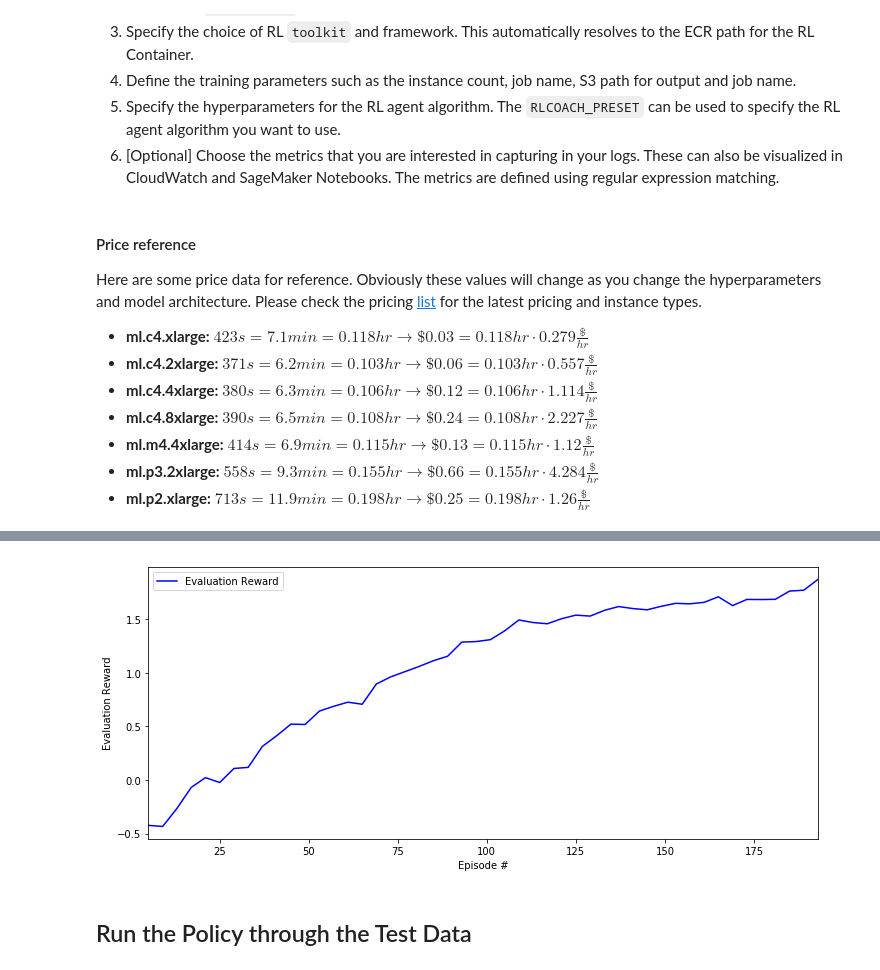
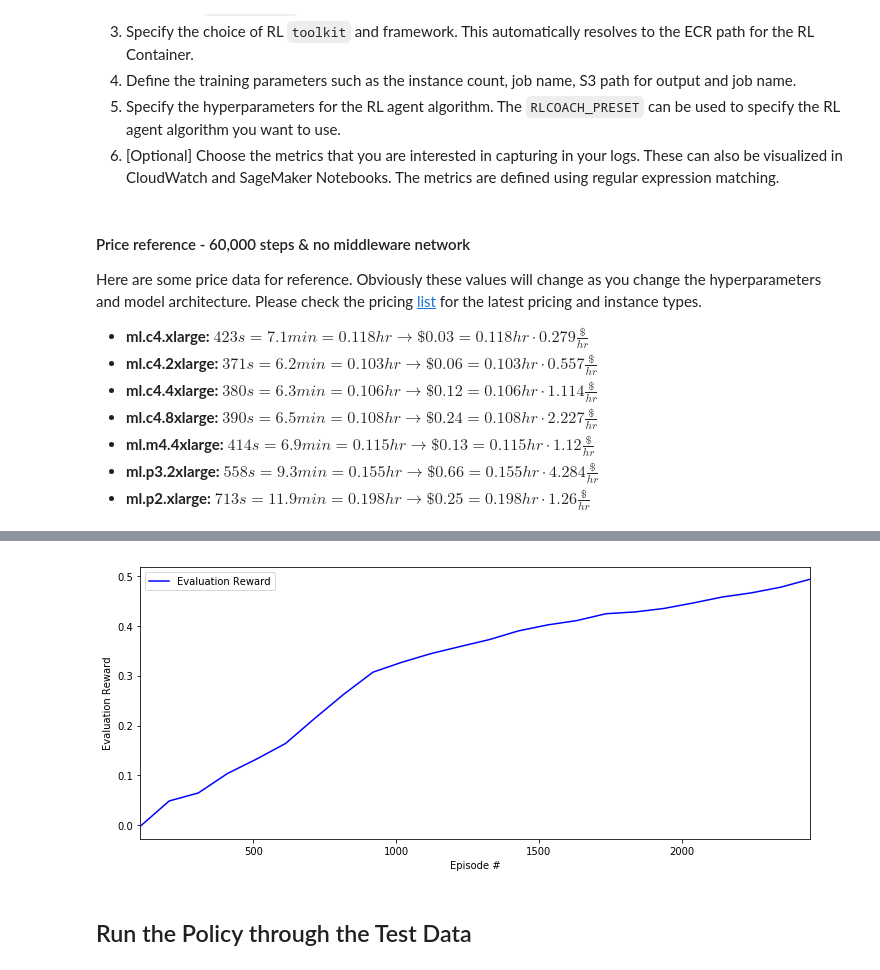
Before and after one commit to daniel-fudge/DRL-Portfolio-Optimization, a Jupyter notebook: drl-portfolio-optimization.ipynb, the cells around one changed output, grey strips where cells are left out. Drawn from its saved outputs; the diff is of its cells as text; code cells hidden in the pictures.

```diff
--- a/drl-portfolio-optimization.ipynb
+++ b/drl-portfolio-optimization.ipynb
@@ -151,7 +151,7 @@ Using IAM role arn: arn:aws:iam::031118886020:role/sagemaker
 5. Specify the hyperparameters for the RL agent algorithm. The `RLCOACH_PRESET` can be used to specify the RL agent algorithm you want to use.
 6. [Optional] Choose the metrics that you are interested in capturing in your logs. These can also be visualized in CloudWatch and SageMaker Notebooks. The metrics are defined using regular expression matching.
 # %% [markdown]
-#### Price reference
+#### Price reference - 60,000 steps & no middleware network
 Here are some price data for reference.  Obviously these values will change as you change the hyperparameters and model architecture.  Please check the pricing [list](https://aws.amazon.com/sagemaker/pricing/) for the latest pricing and instance types.
 - **ml.c4.xlarge:**   $423s =  7.1 min = 0.118 hr \rightarrow \$0.03 = 0.118 hr \cdot 0.279 \frac{\$}{hr} $
 - **ml.c4.2xlarge:**  $371s =  6.2 min = 0.103 hr \rightarrow \$0.06 = 0.103 hr \cdot 0.557 \frac{\$}{hr} $
@@ -167,39 +167,37 @@ instance_type = "ml.c4.2xlarge"
 rerun = False
 # %%
 # First define the Reinforcement Learning Estimator
-job_name_prefix = 'drl-portfolio-optimization'
-estimator = RLEstimator(source_dir='src',
-                        entry_point="train-coach.py",
-                        dependencies=["common/sagemaker_rl"],
-                        toolkit=RLToolkit.COACH,
-                        toolkit_version='0.11.0',
-                        framework=RLFramework.MXNET,
-                        role=role,
-                        train_instance_count=1,
-                        train_instance_type=instance_type,
-                        output_path=s3_output_path,
-                        base_job_name=job_name_prefix,
-                        hyperparameters = {
-                            "RLCOACH_PRESET" : "preset-portfolio-management-clippedppo",
-                            "rl.agent_params.algorithm.discount": 0.9,
-                            "rl.evaluation_steps:EnvironmentEpisodes": 5,
-                            "training_epochs": 10,
-                            "improve_steps":100000})
+train_estimator = RLEstimator(source_dir='src',
+                              entry_point="train-coach.py",
+                              dependencies=["common/sagemaker_rl"],
+                              toolkit=RLToolkit.COACH,
+                              toolkit_version='0.11.0',
+                              framework=RLFramework.MXNET,
+                              role=role,
+                              train_instance_count=1,
+                              train_instance_type=instance_type,
+                              output_path=s3_output_path,
+                              hyperparameters = {
+                                  "RLCOACH_PRESET" : "preset-portfolio-management-clippedppo",
+                                  "rl.agent_params.algorithm.discount": 0.9,
+                                  "rl.evaluation_steps:EnvironmentEpisodes": 5,
+                                  "training_epochs": 10,
+                                  "improve_steps":50000})
 
 # Perform the training
 if rerun:
-    estimator.fit({'checkpoint': checkpoint_path})
+    train_estimator.fit({'checkpoint': checkpoint_path})
 else:
-    estimator.fit()
+    train_estimator.fit()
 
 # Bring the training output back to the Sagemaker instance
-job_name=estimator._current_job_name
-print("\nJob name: {}\n".format(job_name))
+train_job_name = train_estimator._current_job_name
+print("\nJob name: {}\n".format(train_job_name))
 
-output_tar_key = "{}/output/output.tar.gz".format(job_name)
-intermediate_folder_key = "{}/output/intermediate/".format(job_name)
+output_tar_key = "{}/output/output.tar.gz".format(train_job_name)
+intermediate_folder_key = "{}/output/intermediate/".format(train_job_name)
 intermediate_url = "s3://{}/{}".format(s3_bucket, intermediate_folder_key)
-tmp_dir = "/tmp/{}".format(job_name)
+tmp_dir = "/tmp/{}".format(train_job_name)
 local_checkpoint_path = tmp_dir + '/checkpoint'
 os.system("mkdir {}".format(tmp_dir))
 wait_for_s3_object(s3_bucket, output_tar_key, tmp_dir)
@@ -207,7 +205,6 @@ os.system("tar -xvzf {}/output.tar.gz -C {}".format(tmp_dir, tmp_dir))
 os.system("aws s3 cp --recursive {} {}".format(intermediate_url, tmp_dir))
 os.system("tar -xvzf {}/output.tar.gz -C {}".format(tmp_dir, tmp_dir))
 print("\nCopied output files to 'tmp_dir': {}\n".format(tmp_dir))
-
 
 # Plot the training history
 csv_file_name = "worker_0.simple_rl_graph.main_level.main_level.agent_0.csv"
@@ -244,4 +241,4 @@ Downloading drl-portfolio-optimization-2020-03-29-06-12-09-827/output/intermedia
-[figure, old version]
+[figure, new version]
 # %% [markdown]
 ## Run the Policy through the Test Data
 # %% [markdown]
```
Also changed, not shown: parts of 4 cells of this notebook, 2 other files.
